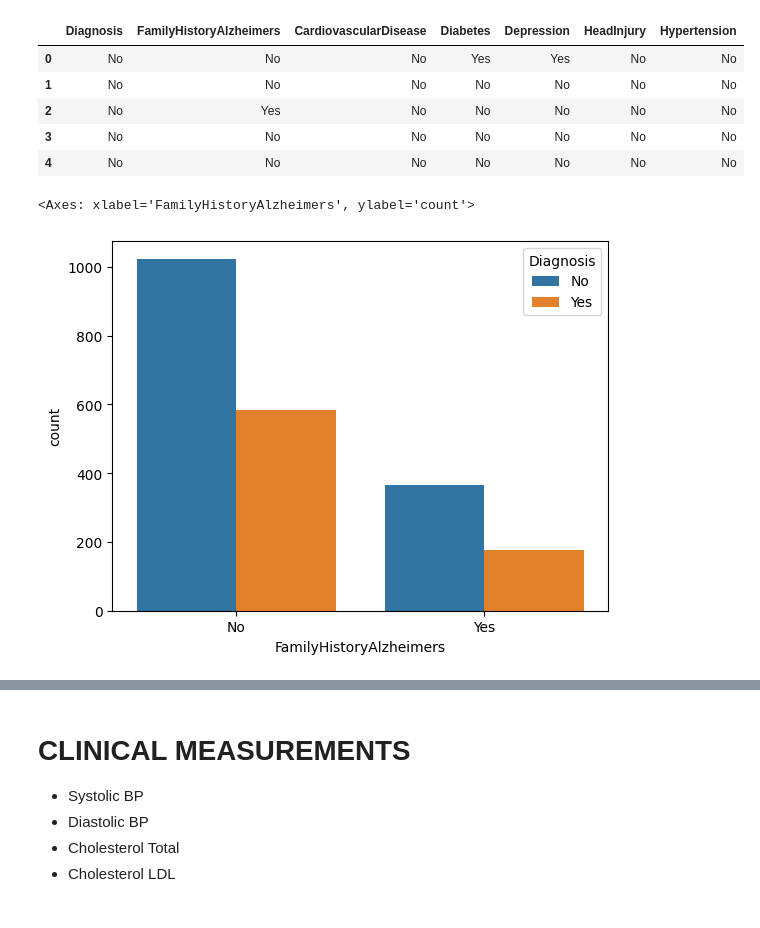
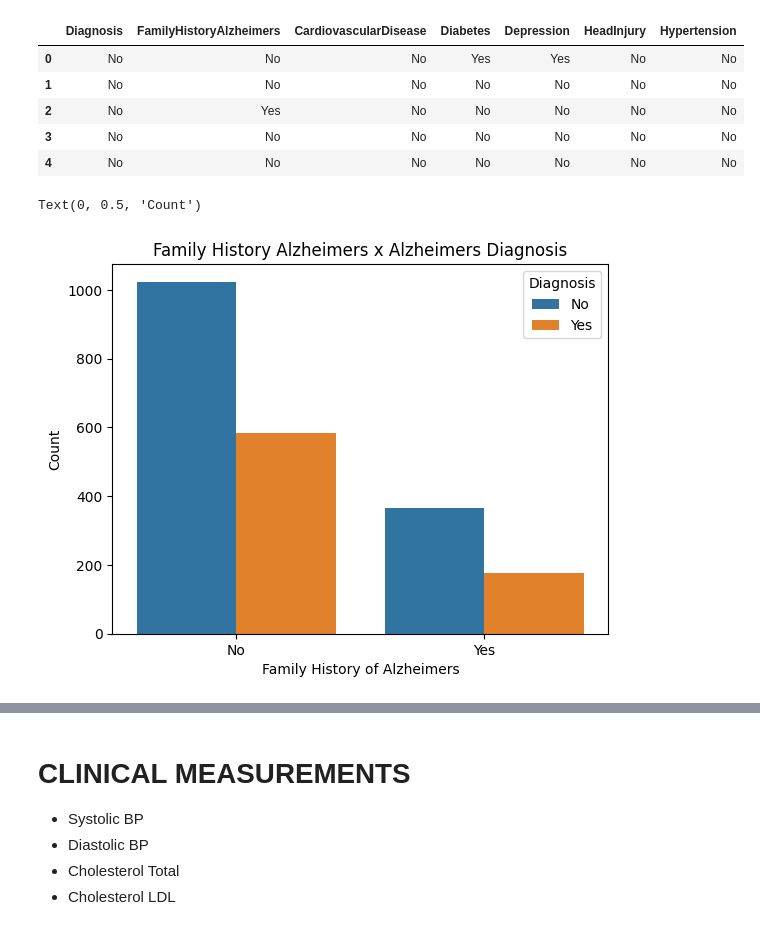
Before and after one commit to maddiejane25/Project-1, a Jupyter notebook: Alzheimers_data_MJ.ipynb, the cells around one changed output, grey strips where cells are left out. Cells and saved outputs as stored; diff of their text form; code cells hidden in the pictures.

```diff
--- a/Alzheimers_data_MJ.ipynb
+++ b/Alzheimers_data_MJ.ipynb
@@ -182,6 +182,9 @@ medical_history.head()
 # %%
 # Plot a countplot of Family History vs Diagnosis
 sns.countplot(x='FamilyHistoryAlzheimers', hue='Diagnosis', data=medical_history)
+plt.title('Family History Alzheimers x Alzheimers Diagnosis')
+plt.xlabel('Family History of Alzheimers')
+plt.ylabel('Count')
 # %% [output]
-<Axes: xlabel='FamilyHistoryAlzheimers', ylabel='count'>
+Text(0, 0.5, 'Count')
-[figure, old version]
+[figure, new version]
```
Also changed, not shown: parts of 6 cells of this notebook.
